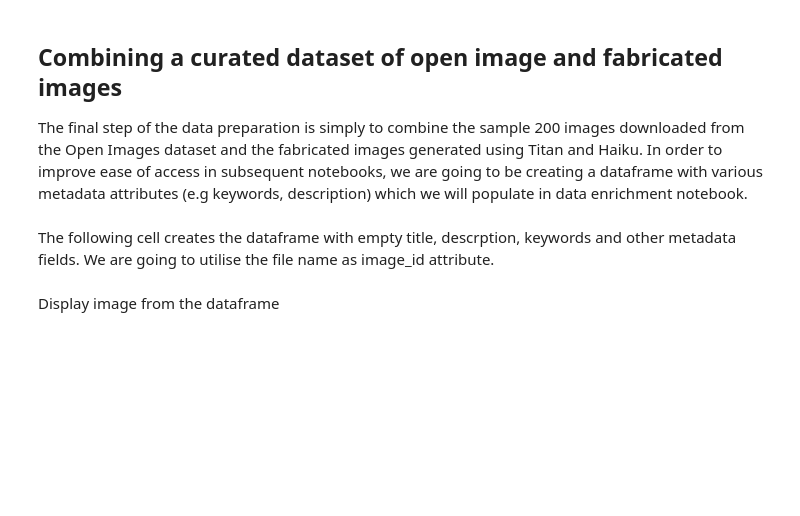
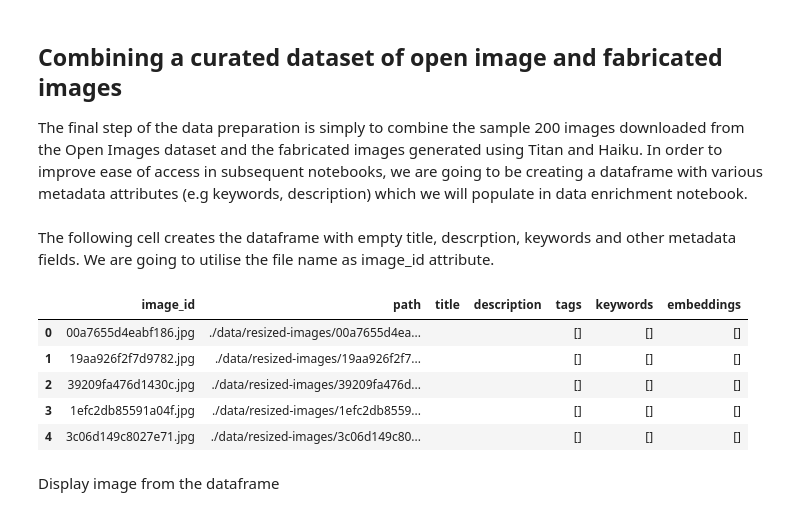
Before and after one commit to nagibshah/semantic-media-search, a Jupyter notebook: 1-data-load.ipynb, the cells around one changed output. Drawn from its saved outputs; the diff is of its cells as text; code cells hidden in the pictures; blank space fills up the shorter version.

```diff
--- a/1-data-load.ipynb
+++ b/1-data-load.ipynb
@@ -255,28 +362,35 @@ The following cell creates the dataframe with empty title, descrption, keywords
 # %%
 # load all the images into a single dataset
 
 sample_images = []
-images_dir = "./data/curated-images"
+images_dir = "./data/resized-images"
 
 for filename in os.listdir(images_dir):
     f = os.path.join(images_dir, filename)
     # checking if it is a file
     if os.path.isfile(f):
         sample_images.append(
             {
                 'image_id':filename,
                 'path':f,
                 'title':'',
                 'description':'',
                 'tags':[],
                 'keywords':[],
                 'embeddings':[]
             }
         )
 
 df_images = pd.DataFrame(sample_images)
 
 df_images.head()
+# %% [output]
+|  | image_id | path | title | description | tags | keywords | embeddings |
+| 0 | 00a7655d4eabf186.jpg | ./data/resized-images/00a7655d4ea... |  |  | [] | [] | [] |
+| 1 | 19aa926f2f7d9782.jpg | ./data/resized-images/19aa926f2f7... |  |  | [] | [] | [] |
+| 2 | 39209fa476d1430c.jpg | ./data/resized-images/39209fa476d... |  |  | [] | [] | [] |
+| 3 | 1efc2db85591a04f.jpg | ./data/resized-images/1efc2db8559... |  |  | [] | [] | [] |
+| 4 | 3c06d149c8027e71.jpg | ./data/resized-images/3c06d149c80... |  |  | [] | [] | [] |
 # %% [markdown]
 Display image from the dataframe
 # %%
```
Also changed, not shown: parts of 13 cells of this notebook, 3 other files.
